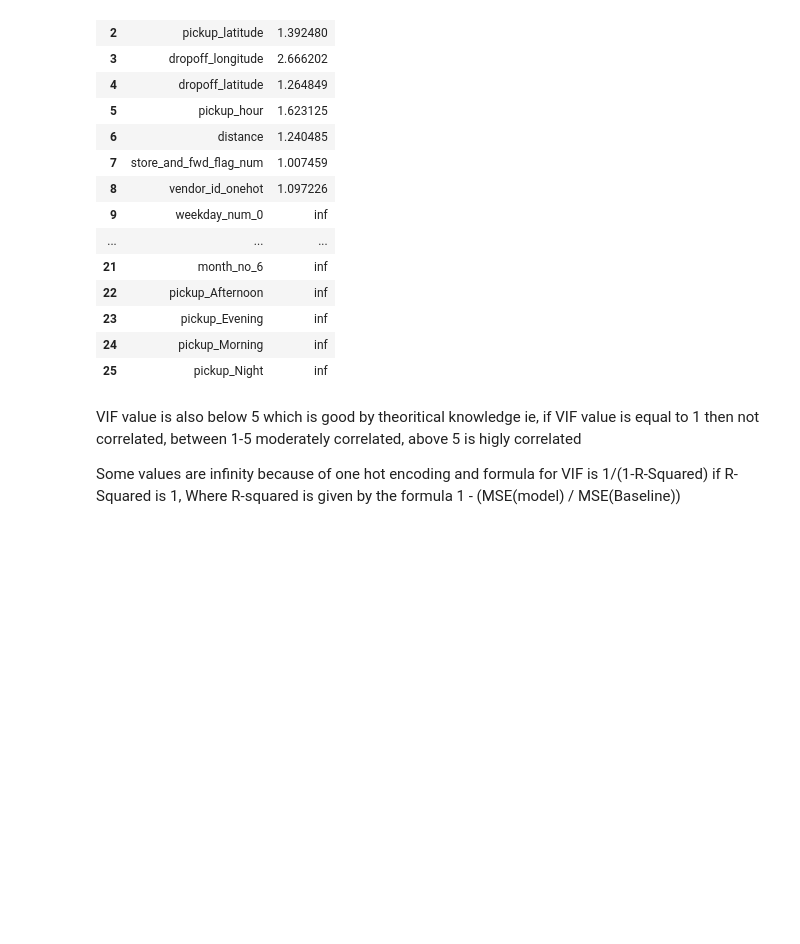
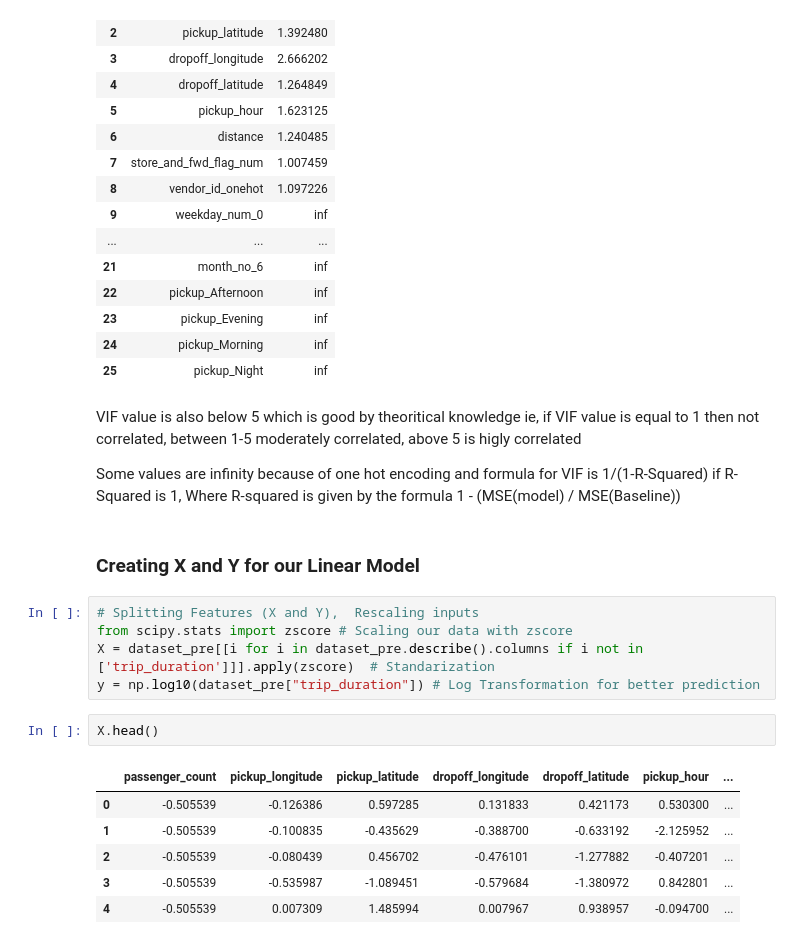
Before and after one commit to rubeshajith/NYC-taxi-trip-time-prediction, a Jupyter notebook: NYC_Taxi_Trip_Time_Prediction_Capstone_Project.ipynb, the cells around one changed output. Drawn from its saved outputs; the diff is of its cells as text; blank space fills up the shorter version.

```diff
--- a/NYC_Taxi_Trip_Time_Prediction_Capstone_Project.ipynb
+++ b/NYC_Taxi_Trip_Time_Prediction_Capstone_Project.ipynb
@@ -746,3 +758,19 @@ calc_vif(dataset_pre[[i for i in dataset_pre.describe().columns if i not in ['tr
 VIF value is also below 5 which is good by theoritical knowledge ie, if VIF value is equal to 1 then not correlated, between  1-5 moderately correlated, above 5 is higly correlated
 
 Some values are infinity because of one hot encoding and formula for VIF is 1/(1-R-Squared) if R-Squared is 1, Where R-squared is given by the formula 1 - (MSE(model) / MSE(Baseline))
+# %% [markdown]
+### Creating X and Y for our Linear Model
+# %%
+# Splitting Features (X and Y),  Rescaling inputs
+from scipy.stats import zscore # Scaling our data with zscore
+X = dataset_pre[[i for i in dataset_pre.describe().columns if i not in ['trip_duration']]].apply(zscore)  # Standarization
+y = np.log10(dataset_pre["trip_duration"]) # Log Transformation for better prediction
+# %%
+X.head()
+# %% [output]
+|  | passenger_count | pickup_longitude | pickup_latitude | dropoff_longitude | dropoff_latitude | pickup_hour | ... |
+| 0 | -0.505539 | -0.126386 | 0.597285 | 0.131833 | 0.421173 | 0.530300 | ... |
+| 1 | -0.505539 | -0.100835 | -0.435629 | -0.388700 | -0.633192 | -2.125952 | ... |
+| 2 | -0.505539 | -0.080439 | 0.456702 | -0.476101 | -1.277882 | -0.407201 | ... |
+| 3 | -0.505539 | -0.535987 | -1.089451 | -0.579684 | -1.380972 | 0.842801 | ... |
+| 4 | -0.505539 | 0.007309 | 1.485994 | 0.007967 | 0.938957 | -0.094700 | ... |
```
Also changed, not shown: parts of 28 cells of this notebook.
